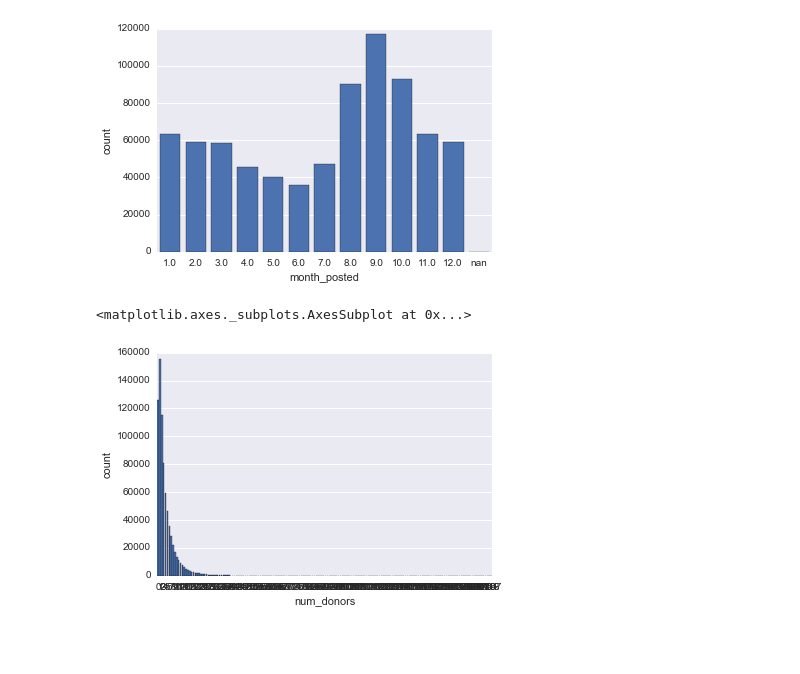
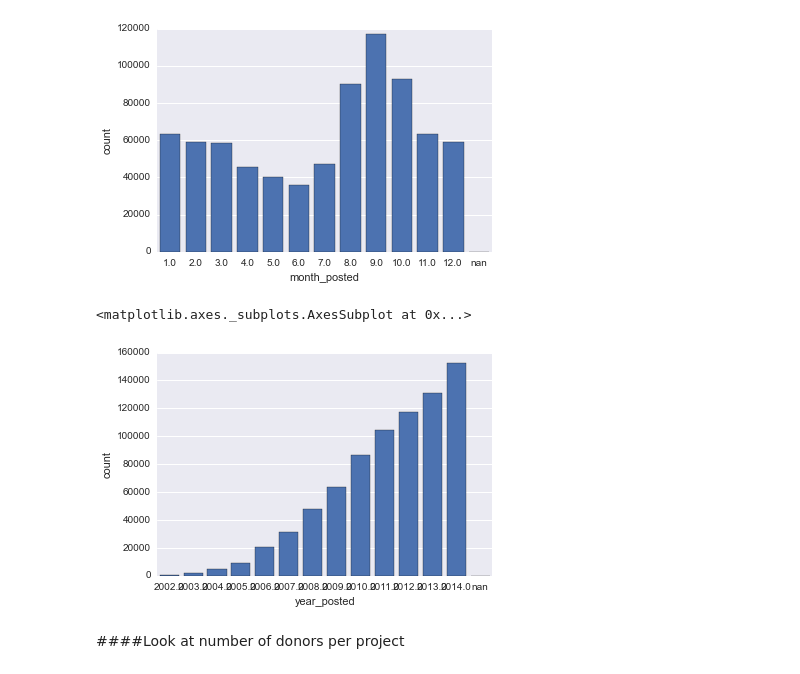
Before and after one commit to LylePayne/Fletcher-iPythonNotebooks, a Jupyter notebook: Project Kojak - DonorsChoose.ipynb, the cells around one changed output. Drawn from its saved outputs; the diff is of its cells as text; code cells hidden in the pictures; blank space fills up the shorter version.

```diff
--- a/Project Kojak - DonorsChoose.ipynb
+++ b/Project Kojak - DonorsChoose.ipynb
@@ -116,6 +116,8 @@ projects_df.describe()
 projects_df["date_posted"] = pd.to_datetime(projects_df["date_posted"])
 # %%
 projects_df['month_posted']=projects_df['date_posted'].apply(lambda x: x.month)
+# %%
+projects_df['year_posted']=projects_df['date_posted'].apply(lambda x: x.year)
 # %%
 len(projects_df)
 # %% [output]
@@ -132,7 +136,9 @@ sn.barplot(projects_df.month_posted)
 <matplotlib.axes._subplots.AxesSubplot at 0x...>
 [figure]
 # %%
-sn.barplot(projects_df.num_donors)
+sn.barplot(projects_df.year_posted)
 # %% [output]
 <matplotlib.axes._subplots.AxesSubplot at 0x...>
-[figure, old version]
+[figure, new version]
+# %% [markdown]
+####Look at number of donors per project
```
Also changed, not shown: parts of 12 cells of this notebook.
